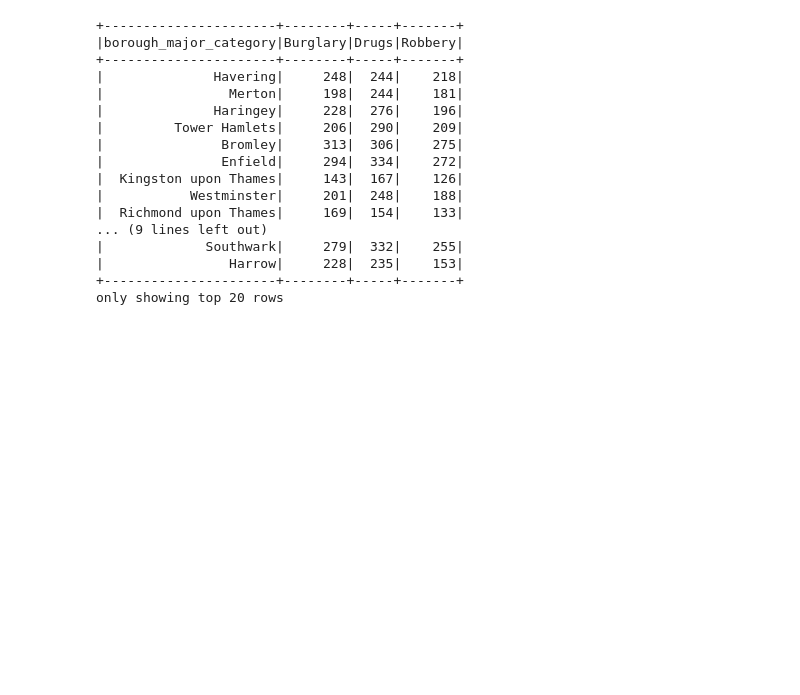
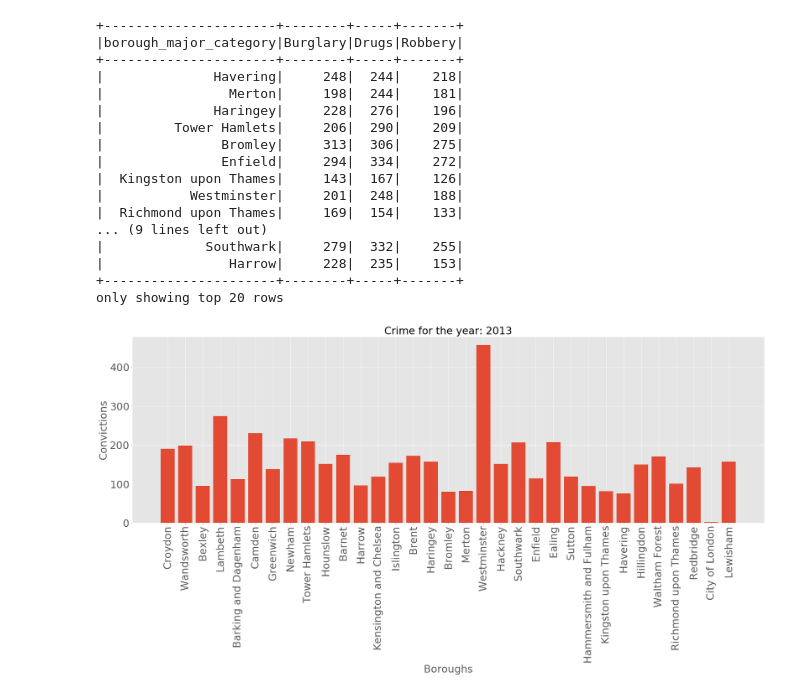
Before and after one commit to acs/sparking, a Jupyter notebook: jupyter/london.ipynb, the cells around one changed output. Drawn from its saved outputs; the diff is of its cells as text; code cells hidden in the pictures; blank space fills up the shorter version.

```diff
--- a/jupyter/london.ipynb
+++ b/jupyter/london.ipynb
@@ -499,3 +499,7 @@ def describe_year(year):
     plt.yticks(fontsize=30)
     plt.autoscale()
     plt.show()
+# %%
+describe_year('2013')
+# %% [output]
+[figure, added]
```
Also changed, not shown: 1 other file.
